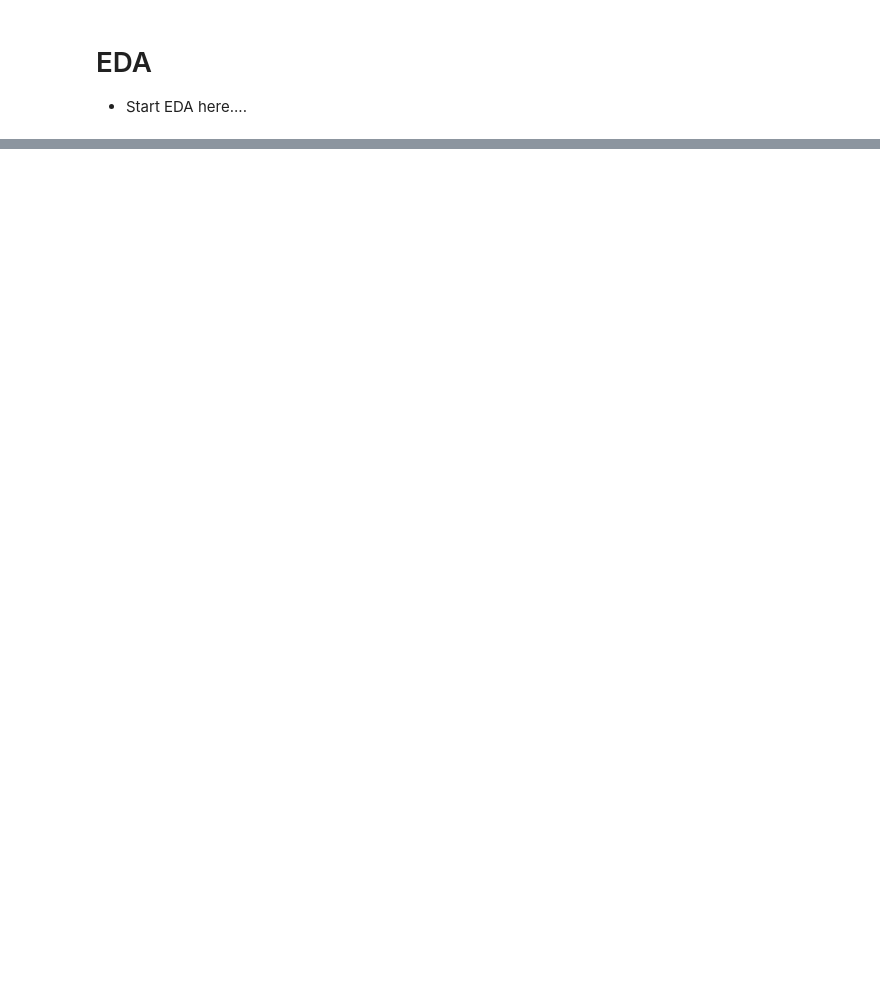
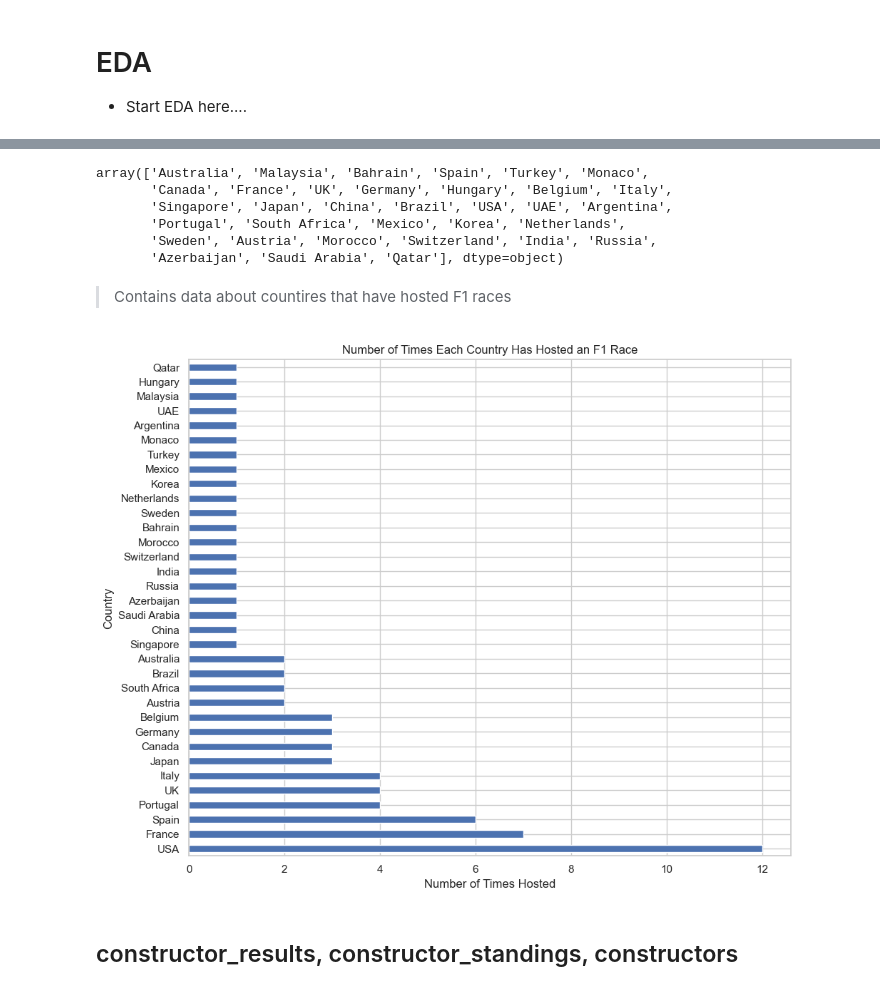
Before and after one commit to bharathmsrk/F1-Prediction, a Jupyter notebook: F1_EDA.ipynb, the cells around one changed output, grey strips where cells are left out. Cells and saved outputs as stored; diff of their text form; code cells hidden in the pictures; blank space fills up the shorter version.

```diff
--- a/F1_EDA.ipynb
+++ b/F1_EDA.ipynb
@@ -15,0 +14,2 @@ root = 'data/'
+# %%
+circuits = pd.read_csv(root+'circuits.csv')
@@ -15,0 +41,2 @@ root = 'data/'
+# %%
+circuits.loc[circuits['country'] == 'United States', 'country'] = 'USA'
@@ -15,0 +45,28 @@ root = 'data/'
+# %%
+hosting_countries
+# %% [output]
+array(['Australia', 'Malaysia', 'Bahrain', 'Spain', 'Turkey', 'Monaco',
+       'Canada', 'France', 'UK', 'Germany', 'Hungary', 'Belgium', 'Italy',
+       'Singapore', 'Japan', 'China', 'Brazil', 'USA', 'UAE', 'Argentina',
+       'Portugal', 'South Africa', 'Mexico', 'Korea', 'Netherlands',
+       'Sweden', 'Austria', 'Morocco', 'Switzerland', 'India', 'Russia',
+       'Azerbaijan', 'Saudi Arabia', 'Qatar'], dtype=object)
+# %% [markdown]
+> Contains data about countires that have hosted F1 races
+# %%
+circuit = pd.DataFrame(circuits, columns=['country'])
+# Counting how many times each country has hosted an F1 race
+country_counts = circuit['country'].value_counts()
+
+# Plotting
+plt.figure(figsize=(10,8))
+country_counts.plot(kind='barh')
+plt.xlabel('Number of Times Hosted')
+plt.ylabel('Country')
+plt.title('Number of Times Each Country Has Hosted an F1 Race')
+plt.tight_layout()
+plt.show()
+# %% [output]
+[figure, added]
+# %% [markdown]
+## constructor_results, constructor_standings, constructors
```
Also changed, not shown: parts of 40 cells of this notebook.
